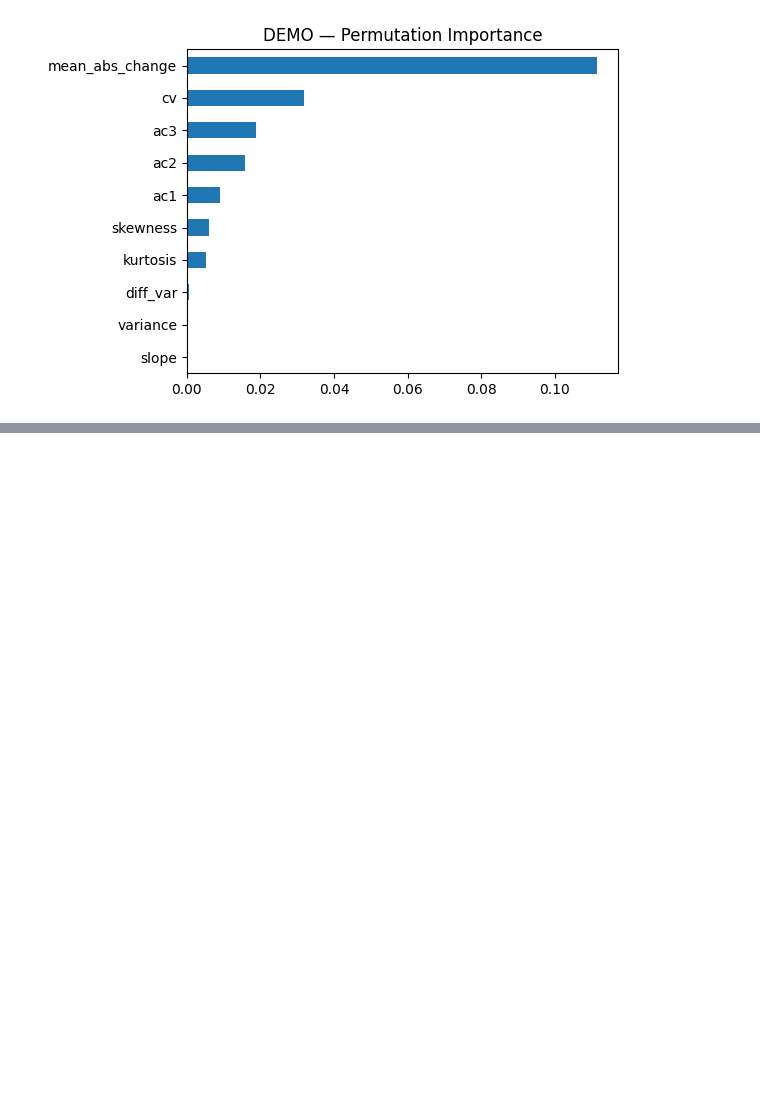
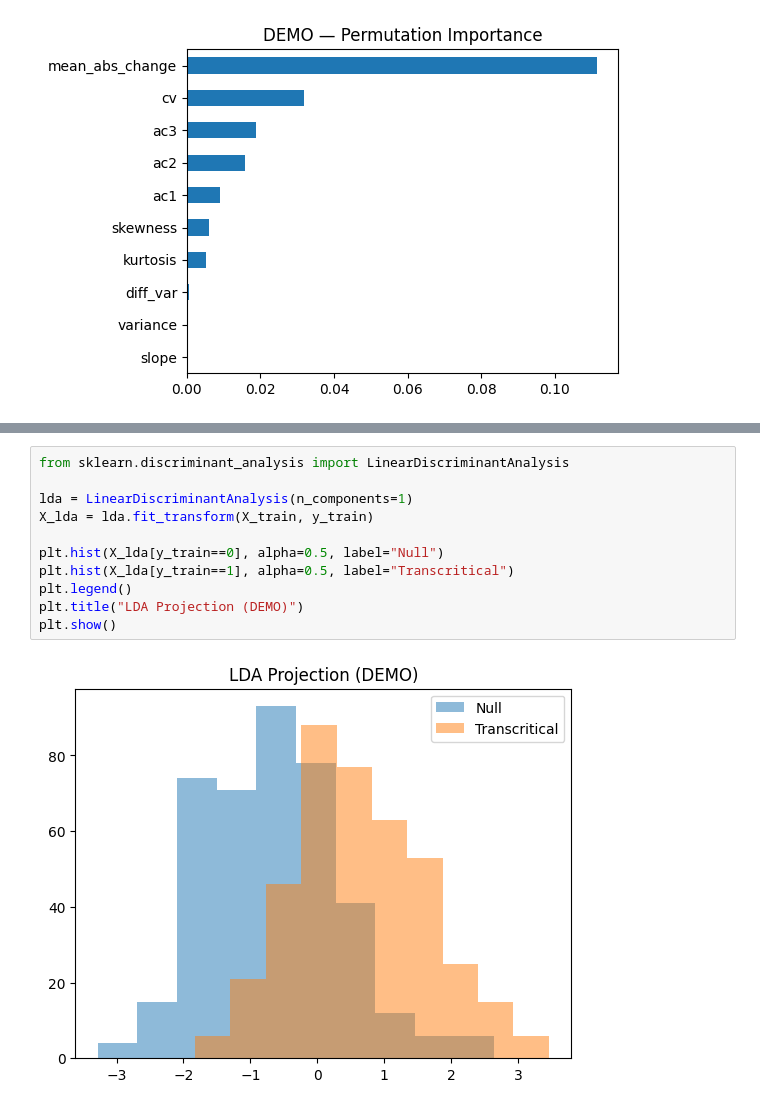
Before and after one commit to dhruvmenon76/BME590Project, a Jupyter notebook: notebooks/simulation_exploration.ipynb, the cells around one changed output, grey strips where cells are left out. Drawn from its saved outputs; the diff is of its cells as text; blank space fills up the shorter version.

```diff
--- a/notebooks/simulation_exploration.ipynb
+++ b/notebooks/simulation_exploration.ipynb
@@ -836,0 +996,13 @@ dtype: float64
+# %%
+from sklearn.discriminant_analysis import LinearDiscriminantAnalysis
+
+lda = LinearDiscriminantAnalysis(n_components=1)
+X_lda = lda.fit_transform(X_train, y_train)
+
+plt.hist(X_lda[y_train==0], alpha=0.5, label="Null")
+plt.hist(X_lda[y_train==1], alpha=0.5, label="Transcritical")
+plt.legend()
+plt.title("LDA Projection (DEMO)")
+plt.show()
+# %% [output]
+[figure, added]
```
Also changed, not shown: parts of 3 cells of this notebook.
